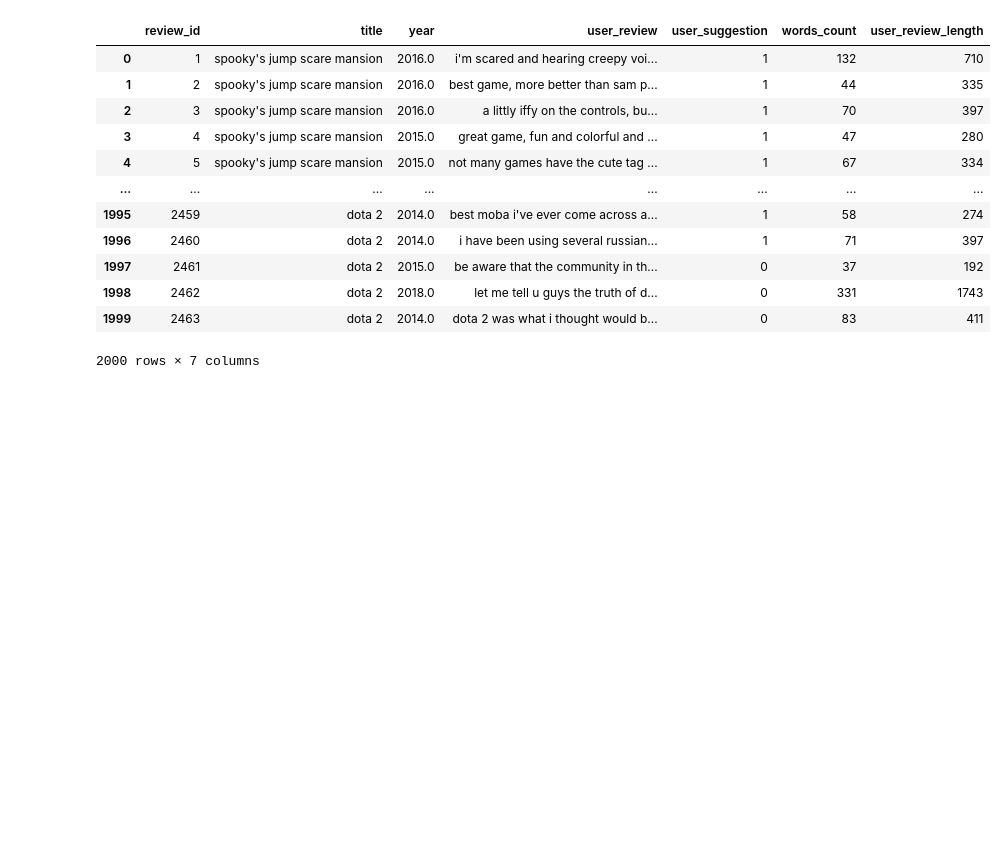
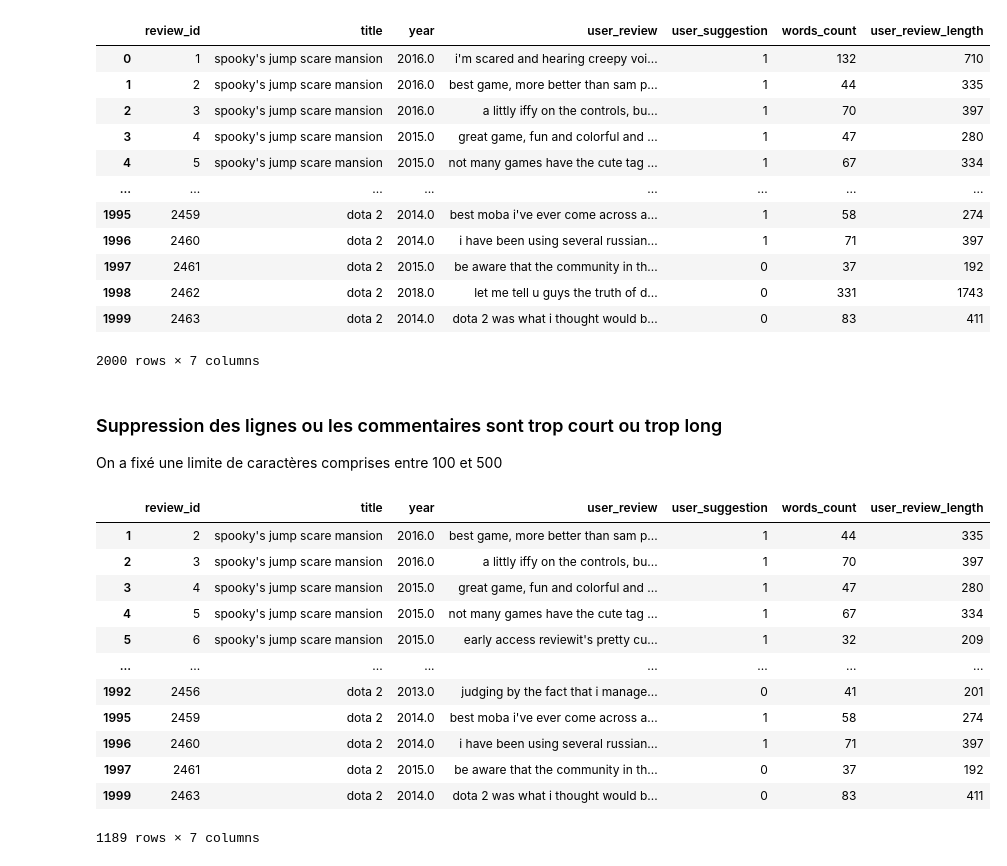
Before and after one commit to Harsisis/MachineLearning_TP, a Jupyter notebook: machineLearning/TP3/main.ipynb, the cells around one changed output. Drawn from its saved outputs; the diff is of its cells as text; code cells hidden in the pictures; blank space fills up the shorter version.

Commit message:
keep only pertinent comment (100<lenght<500)

```diff
--- a/machineLearning/TP3/main.ipynb
+++ b/machineLearning/TP3/main.ipynb
@@ -68,3 +68,23 @@ data1
 | 1998 | 2462 | dota 2 | 2018.0 | let me tell u guys the truth of d... | 0 | 331 | 1743 |
 | 1999 | 2463 | dota 2 | 2014.0 | dota 2 was what i thought would b... | 0 | 83 | 411 |
 2000 rows × 7 columns
+# %% [markdown]
+### Suppression des lignes ou les commentaires sont trop court ou trop long
+On a fixé une limite de caractères comprises entre 100 et 500
+# %%
+data1 = data1.query("user_review_length >= 100 and user_review_length <= 500")
+data1
+# %% [output]
+|  | review_id | title | year | user_review | user_suggestion | words_count | user_review_length |
+| 1 | 2 | spooky's jump scare mansion | 2016.0 | best game, more better than sam p... | 1 | 44 | 335 |
+| 2 | 3 | spooky's jump scare mansion | 2016.0 | a littly iffy on the controls, bu... | 1 | 70 | 397 |
+| 3 | 4 | spooky's jump scare mansion | 2015.0 | great game, fun and colorful and ... | 1 | 47 | 280 |
+| 4 | 5 | spooky's jump scare mansion | 2015.0 | not many games have the cute tag ... | 1 | 67 | 334 |
+| 5 | 6 | spooky's jump scare mansion | 2015.0 | early access reviewit's pretty cu... | 1 | 32 | 209 |
+| ... | ... | ... | ... | ... | ... | ... | ... |
+| 1992 | 2456 | dota 2 | 2013.0 | judging by the fact that i manage... | 0 | 41 | 201 |
+| 1995 | 2459 | dota 2 | 2014.0 | best moba i've ever come across a... | 1 | 58 | 274 |
+| 1996 | 2460 | dota 2 | 2014.0 | i have been using several russian... | 1 | 71 | 397 |
+| 1997 | 2461 | dota 2 | 2015.0 | be aware that the community in th... | 0 | 37 | 192 |
+| 1999 | 2463 | dota 2 | 2014.0 | dota 2 was what i thought would b... | 0 | 83 | 411 |
+1189 rows × 7 columns
```
